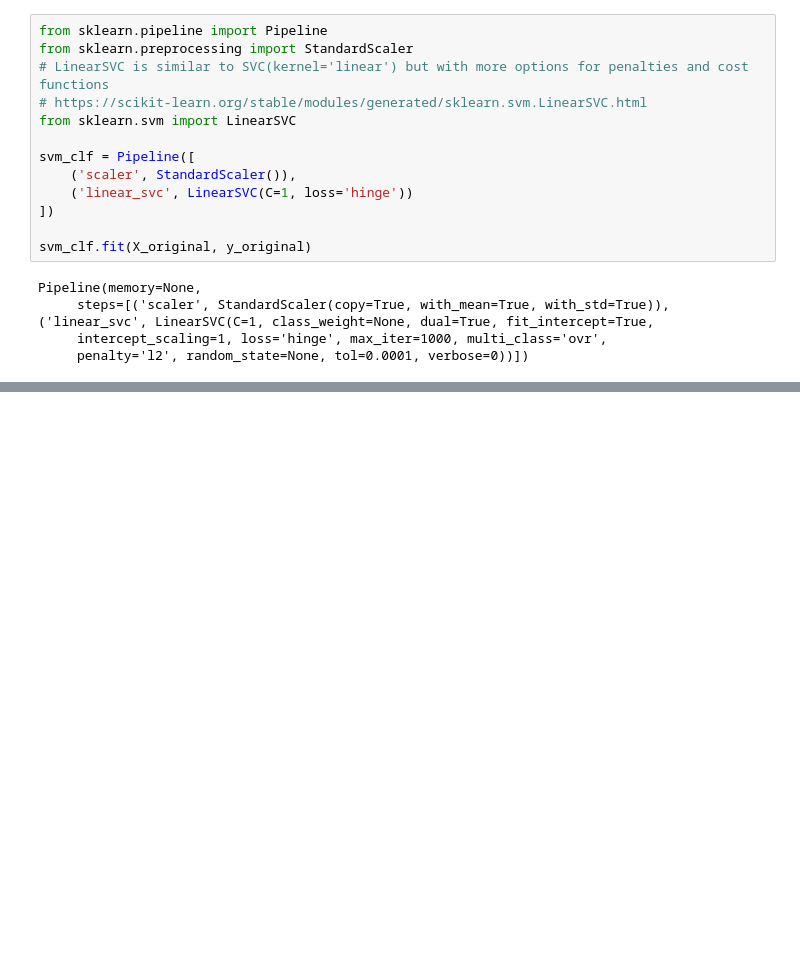
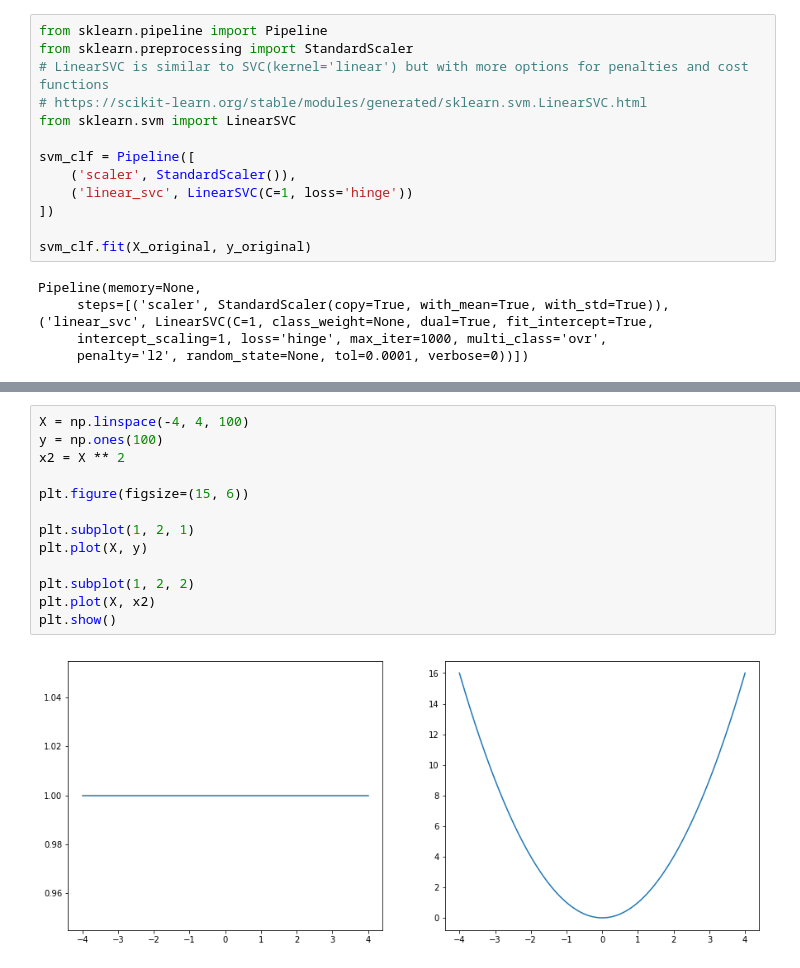
Before and after one commit to Ohtar10/ml-python, a Jupyter notebook: ch05/SVM.ipynb, the cells around one changed output, grey strips where cells are left out. Cells and saved outputs as stored; diff of their text form; blank space fills up the shorter version.

```diff
--- a/ch05/SVM.ipynb
+++ b/ch05/SVM.ipynb
@@ -148,0 +156,15 @@ array([0, 1, 2])
+# %%
+X = np.linspace(-4, 4, 100)
+y = np.ones(100)
+x2 = X ** 2
+
+plt.figure(figsize=(15, 6))
+
+plt.subplot(1, 2, 1)
+plt.plot(X, y)
+
+plt.subplot(1, 2, 2)
+plt.plot(X, x2)
+plt.show()
+# %% [output]
+[figure, added]
```
Also changed, not shown: parts of 8 cells of this notebook.
